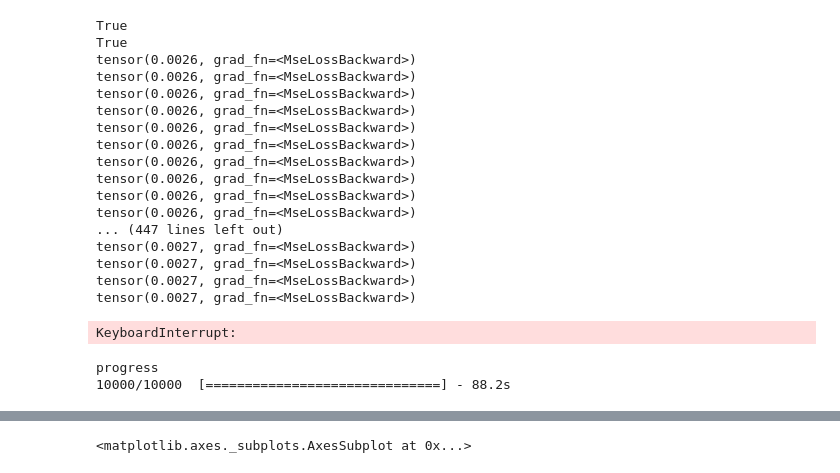
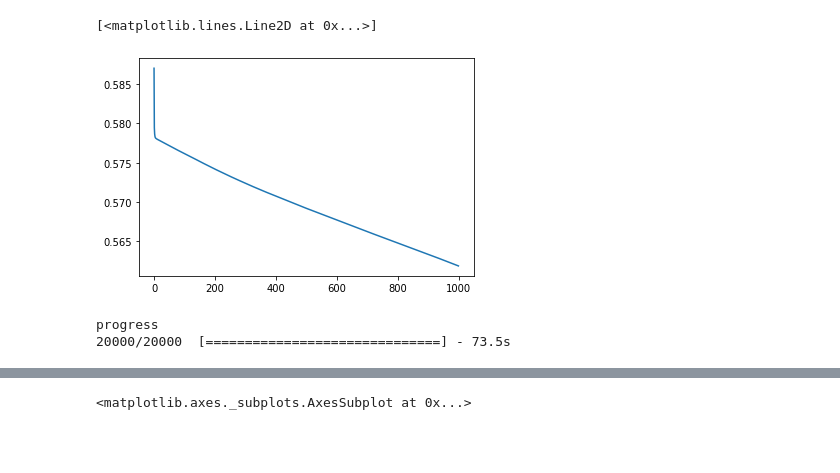
Before and after one commit to AI4Finance-Foundation/Quantum-Tensor-Networks-for-Variational-Reinforcement-Learning-NeurIPS-2020, a Jupyter notebook: qRL.ipynb, the cells around one changed output, grey strips where cells are left out. Saved outputs shown, nothing was run; the diff lists cells and outputs as text; code cells hidden in the pictures; blank space fills up the shorter version.

```diff
--- a/qRL.ipynb
+++ b/qRL.ipynb
@@ -350,56 +401,30 @@ initialize H, k=4
-# %%
-C = H[1].get_tensor()
-C_cores = matrix_product_state(C, chi)
-for c in C_cores:
-    c.requires_grad = True
-    print(c.is_leaf)
-C_cores = tensor_als(C_cores, C, omega, lr=0.01)
-# %% [output]
-True
-True
-tensor(0.0026, grad_fn=<MseLossBackward>)
-tensor(0.0026, grad_fn=<MseLossBackward>)
-tensor(0.0026, grad_fn=<MseLossBackward>)
-tensor(0.0026, grad_fn=<MseLossBackward>)
-tensor(0.0026, grad_fn=<MseLossBackward>)
-tensor(0.0026, grad_fn=<MseLossBackward>)
-tensor(0.0026, grad_fn=<MseLossBackward>)
-tensor(0.0026, grad_fn=<MseLossBackward>)
-tensor(0.0026, grad_fn=<MseLossBackward>)
-tensor(0.0026, grad_fn=<MseLossBackward>)
-... (447 lines left out)
-tensor(0.0027, grad_fn=<MseLossBackward>)
-tensor(0.0027, grad_fn=<MseLossBackward>)
-tensor(0.0027, grad_fn=<MseLossBackward>)
-tensor(0.0027, grad_fn=<MseLossBackward>)
-KeyboardInterrupt:
+# %%
+plt.plot(error)
+# %% [output]
+[<matplotlib.lines.Line2D at 0x...>]
+[figure, added]
 # %%
-lr = 0.00001
+lr = 0.01
 energy_history = []
-epochs = int(1e4)
+epochs = int(2e4)
 Pbar = pkbar.Pbar(name='progress', target=epochs)
+op = optim.SGD([data], lr=lr, momentum=0.9, weight_decay=5e-4)
 
-op = optim.SGD([data], lr=lr, momentum=0.9, weight_decay=5e-4)
 for e in range(epochs):
-    spins = []
-    core = []
-    edge = []
-    energy = 0
     op.zero_grad()
 
-    for i in range(k):
-        core.append(tn.replicate_nodes(H_core[i]))
-        edge.append([])
-        for j in range(len(core[i])):
-            edge[i] += core[i][j].get_all_dangling()
+    new_edges = []
+    new_cores = tn.replicate_nodes(combined_cores)
+    for j in range(len(combined_cores)):
+        edges = new_cores[j].get_all_dangling()
+        for edge in edges:
+            new_edges.append(edge)
 
-    for i in range(k):
-        spins.append(K_Spin(s, a, i + 1, data=data))
-        for j in range(i + 1):
-            edge[i][j] ^ spins[i].qubits[j][0]
+    spin = K_Spin(s, a, k, data=data)
+    for j in range(k):
+        new_edges[j] ^ spin.qubits[j][0]
 
-    for i in range(k):
-        energy -= contractors.branch(tn.reachable(core[i]), nbranch=1).get_tensor()
+    energy = -contractors.branch(tn.reachable(new_cores[0]), nbranch=1).get_tensor()
     energy.backward()
     energy_history.append(energy)
 
@@ -407,7 +432,7 @@ for e in range(epochs):
     Pbar.update(e)
 # %% [output]
 progress
-10000/10000  [==============================] - 88.2s
+20000/20000  [==============================] - 73.5s
 # %%
 # with plt.style.context(['science', 'notebook']):
 plt.plot(energy_history)
```
Also changed, not shown: parts of 15 cells of this notebook.
